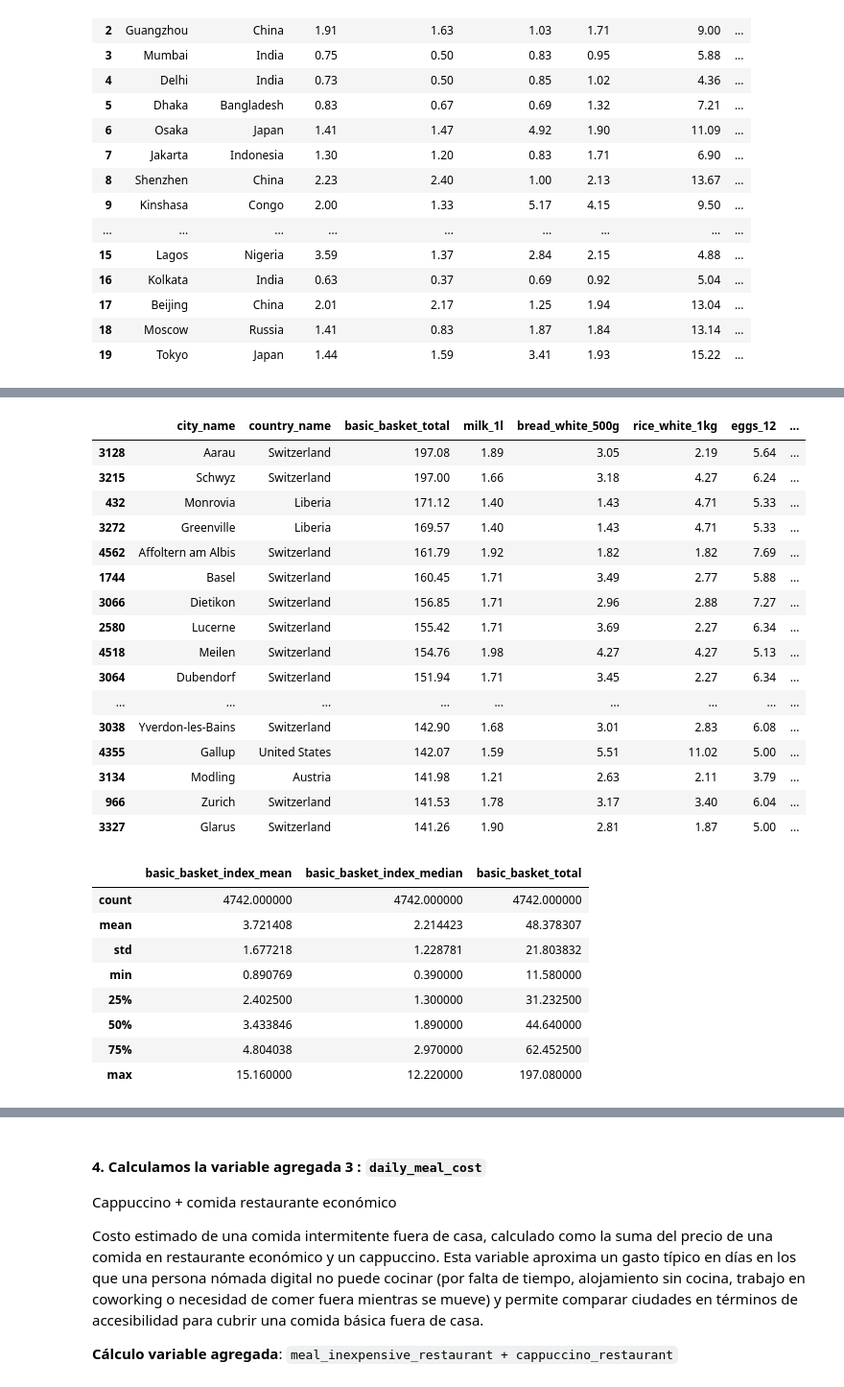
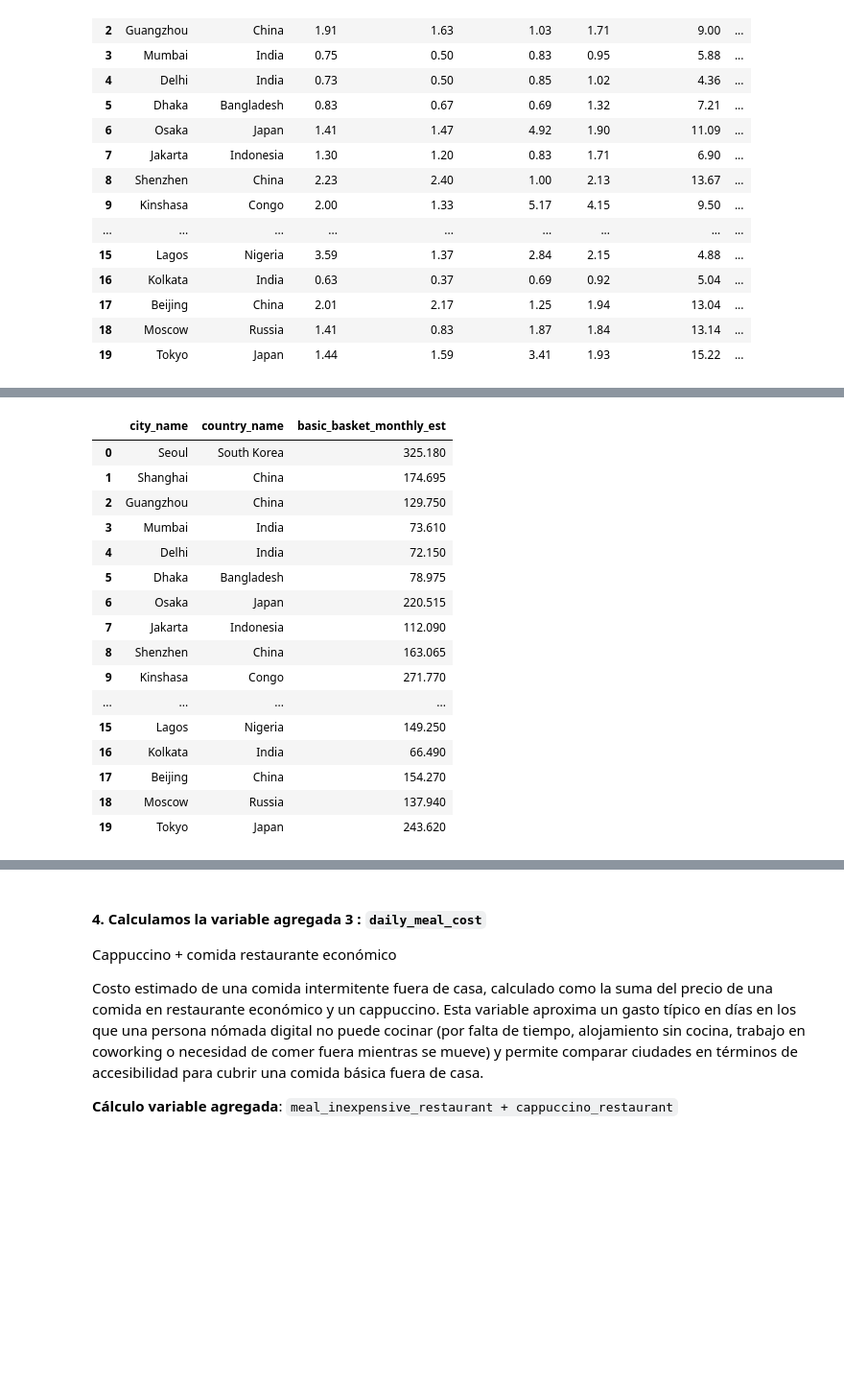
Before and after one commit to danielaaguirrej55-source/EDA-Nomadismo-Digital, a Jupyter notebook: src/notebooks/variables_agregadas_danielaaguirrej_EDA.ipynb, the cells around one changed output, grey strips where cells are left out. Shown at 96% size. Drawn from its saved outputs; the diff is of its cells as text; code cells hidden in the pictures; blank space fills up the shorter version.

```diff
--- a/src/notebooks/variables_agregadas_danielaaguirrej_EDA.ipynb
+++ b/src/notebooks/variables_agregadas_danielaaguirrej_EDA.ipynb
@@ -233,42 +167,0 @@ df_cost[["city_name", "country_name", "basic_basket_total"] + grocery_cols] \
-# %%
-#De mayor a menor y comprobamos que los precios cambian considerablemente:
-
-df_cost[["city_name", "country_name", "basic_basket_total"] + grocery_cols] \
-    .sort_values(by="basic_basket_total", ascending=False) \
-    .head(20)
-# %% [output]
-|  | city_name | country_name | basic_basket_total | milk_1l | bread_white_500g | rice_white_1kg | eggs_12 | ... |
-| 3128 | Aarau | Switzerland | 197.08 | 1.89 | 3.05 | 2.19 | 5.64 | ... |
-| 3215 | Schwyz | Switzerland | 197.00 | 1.66 | 3.18 | 4.27 | 6.24 | ... |
-| 432 | Monrovia | Liberia | 171.12 | 1.40 | 1.43 | 4.71 | 5.33 | ... |
-| 3272 | Greenville | Liberia | 169.57 | 1.40 | 1.43 | 4.71 | 5.33 | ... |
-| 4562 | Affoltern am Albis | Switzerland | 161.79 | 1.92 | 1.82 | 1.82 | 7.69 | ... |
-| 1744 | Basel | Switzerland | 160.45 | 1.71 | 3.49 | 2.77 | 5.88 | ... |
-| 3066 | Dietikon | Switzerland | 156.85 | 1.71 | 2.96 | 2.88 | 7.27 | ... |
-| 2580 | Lucerne | Switzerland | 155.42 | 1.71 | 3.69 | 2.27 | 6.34 | ... |
-| 4518 | Meilen | Switzerland | 154.76 | 1.98 | 4.27 | 4.27 | 5.13 | ... |
-| 3064 | Dubendorf | Switzerland | 151.94 | 1.71 | 3.45 | 2.27 | 6.34 | ... |
-| ... | ... | ... | ... | ... | ... | ... | ... | ... |
-| 3038 | Yverdon-les-Bains | Switzerland | 142.90 | 1.68 | 3.01 | 2.83 | 6.08 | ... |
-| 4355 | Gallup | United States | 142.07 | 1.59 | 5.51 | 11.02 | 5.00 | ... |
-| 3134 | Modling | Austria | 141.98 | 1.21 | 2.63 | 2.11 | 3.79 | ... |
-| 966 | Zurich | Switzerland | 141.53 | 1.78 | 3.17 | 3.40 | 6.04 | ... |
-| 3327 | Glarus | Switzerland | 141.26 | 1.90 | 2.81 | 1.87 | 5.00 | ... |
-# %%
-# Canasta básica: media (índice), mediana (robusta) y total (costo de la canasta).
-
-df_cost["basic_basket_index_mean"] = df_cost[grocery_cols].mean(axis=1)
-df_cost["basic_basket_index_median"] = df_cost[grocery_cols].median(axis=1)
-df_cost["basic_basket_total"] = df_cost[grocery_cols].sum(axis=1)
-
-df_cost[["basic_basket_index_mean","basic_basket_index_median","basic_basket_total"]].describe()
-# %% [output]
-|  | basic_basket_index_mean | basic_basket_index_median | basic_basket_total |
-| count | 4742.000000 | 4742.000000 | 4742.000000 |
-| mean | 3.721408 | 2.214423 | 48.378307 |
-| std | 1.677218 | 1.228781 | 21.803832 |
-| min | 0.890769 | 0.390000 | 11.580000 |
-| 25% | 2.402500 | 1.300000 | 31.232500 |
-| 50% | 3.433846 | 1.890000 | 44.640000 |
-| 75% | 4.804038 | 2.970000 | 62.452500 |
-| max | 15.160000 | 12.220000 | 197.080000 |
@@ -274,0 +190,22 @@ df_cost[["basic_basket_index_mean","basic_basket_index_median","basic_basket_tot
+# %%
+# Comprobamos a "ojo" si tiene coherencia el precio
+
+df_cost[["city_name", "country_name", "basic_basket_monthly_est"]].head(20)
+# %% [output]
+|  | city_name | country_name | basic_basket_monthly_est |
+| 0 | Seoul | South Korea | 325.180 |
+| 1 | Shanghai | China | 174.695 |
+| 2 | Guangzhou | China | 129.750 |
+| 3 | Mumbai | India | 73.610 |
+| 4 | Delhi | India | 72.150 |
+| 5 | Dhaka | Bangladesh | 78.975 |
+| 6 | Osaka | Japan | 220.515 |
+| 7 | Jakarta | Indonesia | 112.090 |
+| 8 | Shenzhen | China | 163.065 |
+| 9 | Kinshasa | Congo | 271.770 |
+| ... | ... | ... | ... |
+| 15 | Lagos | Nigeria | 149.250 |
+| 16 | Kolkata | India | 66.490 |
+| 17 | Beijing | China | 154.270 |
+| 18 | Moscow | Russia | 137.940 |
+| 19 | Tokyo | Japan | 243.620 |
```
Also changed, not shown: parts of 41 cells of this notebook.
